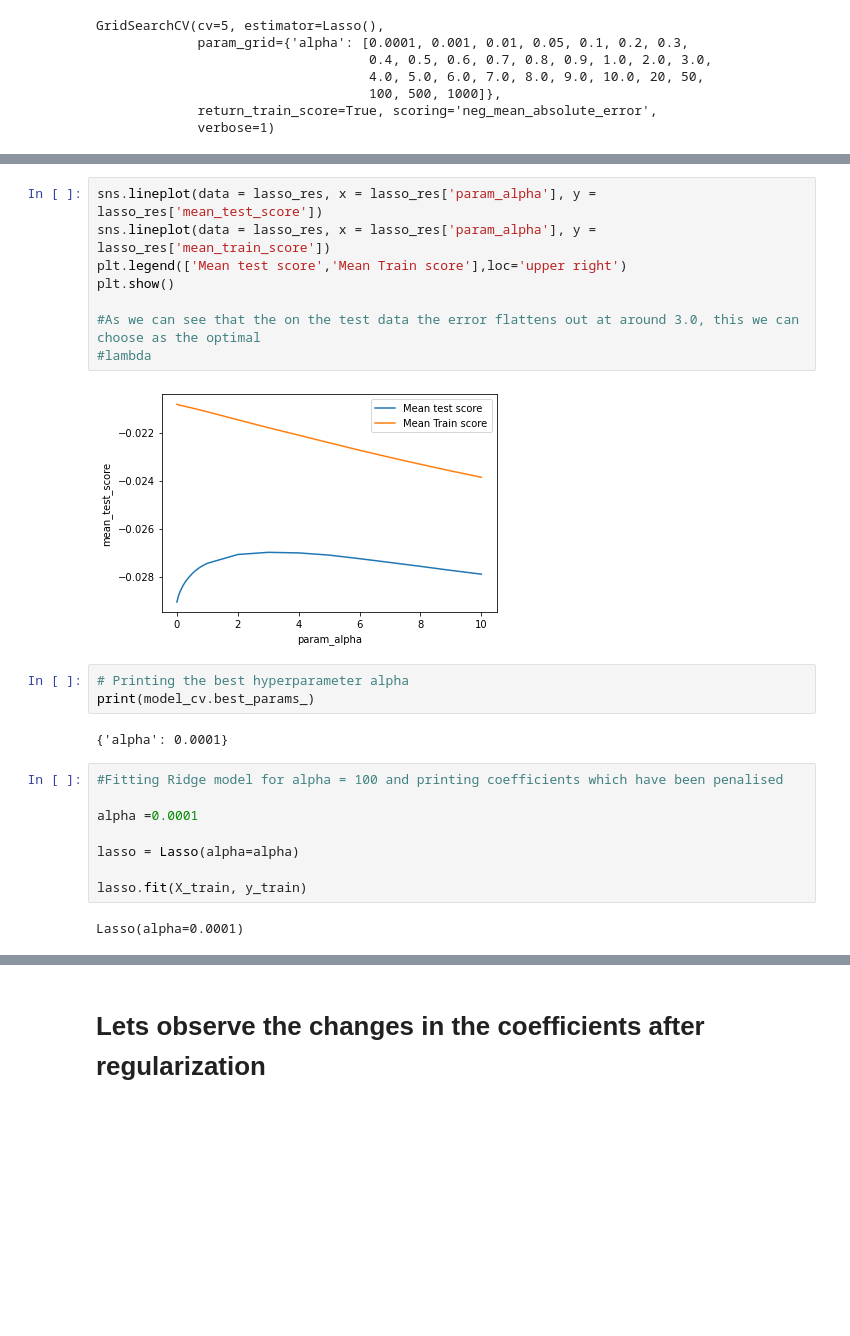
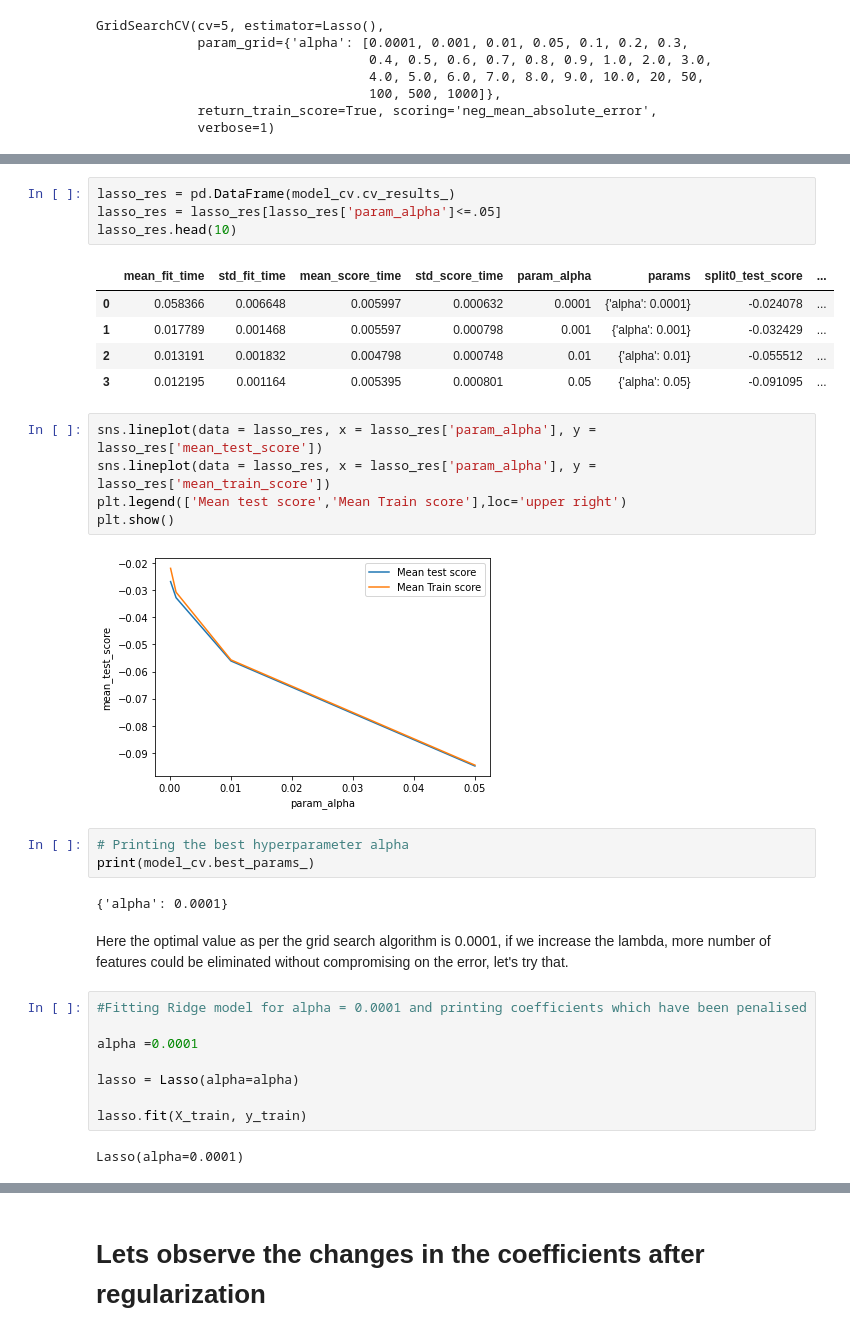
Before and after one commit to gautamjoshi1984/Advanced_Regression_Assignment, a Jupyter notebook: Advanced_Regression.ipynb, the cells around one changed output, grey strips where cells are left out. Saved outputs shown, nothing was run; the diff lists cells and outputs as text; blank space fills up the shorter version.

```diff
--- a/Advanced_Regression.ipynb
+++ b/Advanced_Regression.ipynb
@@ -1041,20 +1097,29 @@ lasso_res.head(10)
-# %%
-sns.lineplot(data = lasso_res, x = lasso_res['param_alpha'], y = lasso_res['mean_test_score'])
-sns.lineplot(data = lasso_res, x = lasso_res['param_alpha'], y = lasso_res['mean_train_score'])
-plt.legend(['Mean test score','Mean Train score'],loc='upper right')
-plt.show()
-
-#As we can see that the on the test data the error flattens out at around 3.0, this we can choose as the optimal
-#lambda
-# %% [output]
-[figure, removed]
+# %%
+lasso_res = pd.DataFrame(model_cv.cv_results_)
+lasso_res = lasso_res[lasso_res['param_alpha']<=.05]
+lasso_res.head(10)
+# %% [output]
+|  | mean_fit_time | std_fit_time | mean_score_time | std_score_time | param_alpha | params | split0_test_score | ... |
+| 0 | 0.058366 | 0.006648 | 0.005997 | 0.000632 | 0.0001 | {'alpha': 0.0001} | -0.024078 | ... |
+| 1 | 0.017789 | 0.001468 | 0.005597 | 0.000798 | 0.001 | {'alpha': 0.001} | -0.032429 | ... |
+| 2 | 0.013191 | 0.001832 | 0.004798 | 0.000748 | 0.01 | {'alpha': 0.01} | -0.055512 | ... |
+| 3 | 0.012195 | 0.001164 | 0.005395 | 0.000801 | 0.05 | {'alpha': 0.05} | -0.091095 | ... |
+# %%
+sns.lineplot(data = lasso_res, x = lasso_res['param_alpha'], y = lasso_res['mean_test_score'])
+sns.lineplot(data = lasso_res, x = lasso_res['param_alpha'], y = lasso_res['mean_train_score'])
+plt.legend(['Mean test score','Mean Train score'],loc='upper right')
+plt.show()
+# %% [output]
+[figure, added]
 # %%
 # Printing the best hyperparameter alpha
 print(model_cv.best_params_)
 # %% [output]
 {'alpha': 0.0001}
+# %% [markdown]
+Here the optimal value as per the grid search algorithm is 0.0001, if we increase the lambda, more number of features could be eliminated without compromising on the error, let's try that.
 # %%
-#Fitting Ridge model for alpha = 100 and printing coefficients which have been penalised
+#Fitting Ridge model for alpha = 0.0001 and printing coefficients which have been penalised
 
 alpha =0.0001
 
```
Also changed, not shown: parts of 53 cells of this notebook.
